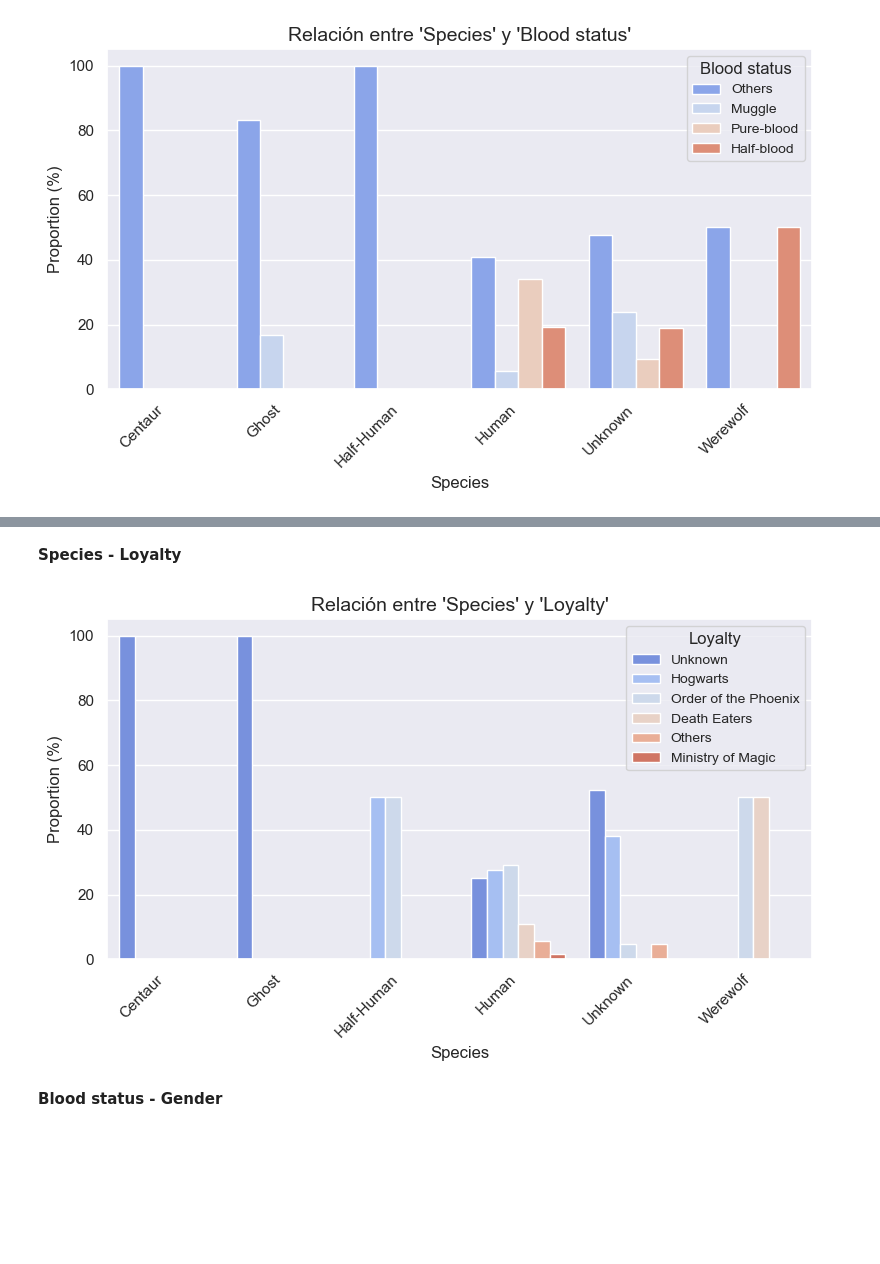
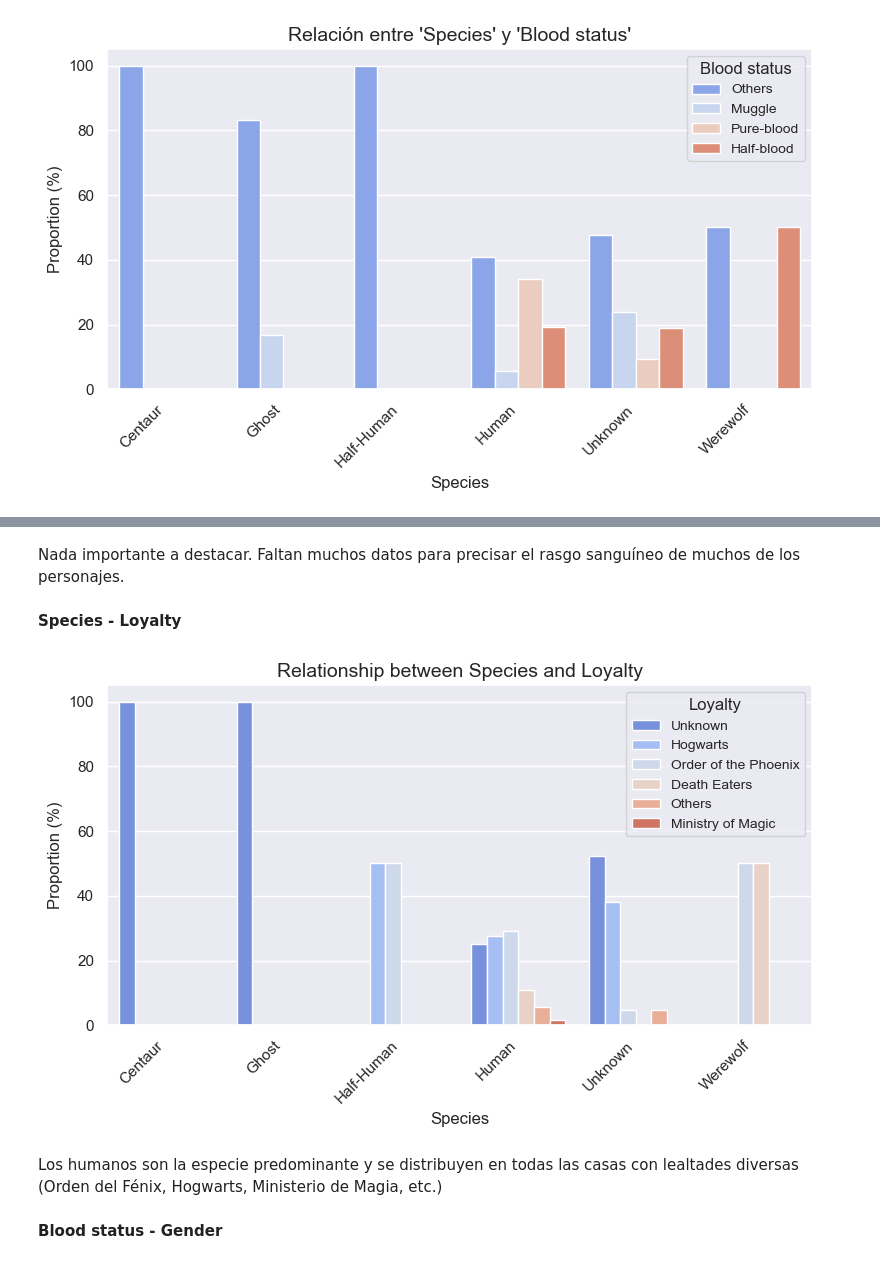
Before and after one commit to CanaryBrianArmas/EDA_Entrega, a Jupyter notebook: Main_Harry_Potter.ipynb, the cells around one changed output, grey strips where cells are left out. Drawn from its saved outputs; the diff is of its cells as text; code cells hidden in the pictures; blank space fills up the shorter version.

```diff
--- a/Main_Harry_Potter.ipynb
+++ b/Main_Harry_Potter.ipynb
@@ -809,10 +801,13 @@ fv.plot_two_variable_categorical(df_copy_exploded, "Species", "Eye colour", figs
+# %% [markdown]
+Nada importante a destacar. Faltan muchos datos para precisar el rasgo sanguíneo de muchos de los personajes.
 # %% [markdown]
 **Species - Loyalty**
 # %%
-fv.plot_two_variable_categorical(df_copy_exploded, "Species", "Loyalty", figsize = (8, 5), relative = True,
-                                  title = "Relación entre 'Species' y 'Loyalty'")
+fv.plot_two_variable_categorical(df_copy_exploded, "Species", "Loyalty", figsize = (8, 5), relative = True)
 # %% [output]
-[figure, old version]
+[figure, new version]
+# %% [markdown]
+Los humanos son la especie predominante y se distribuyen en todas las casas con lealtades diversas (Orden del Fénix, Hogwarts, Ministerio de Magia, etc.)
 # %% [markdown]
 **Blood status - Gender**
 # %%
```
Also changed, not shown: parts of 17 cells of this notebook, 2 other files.
